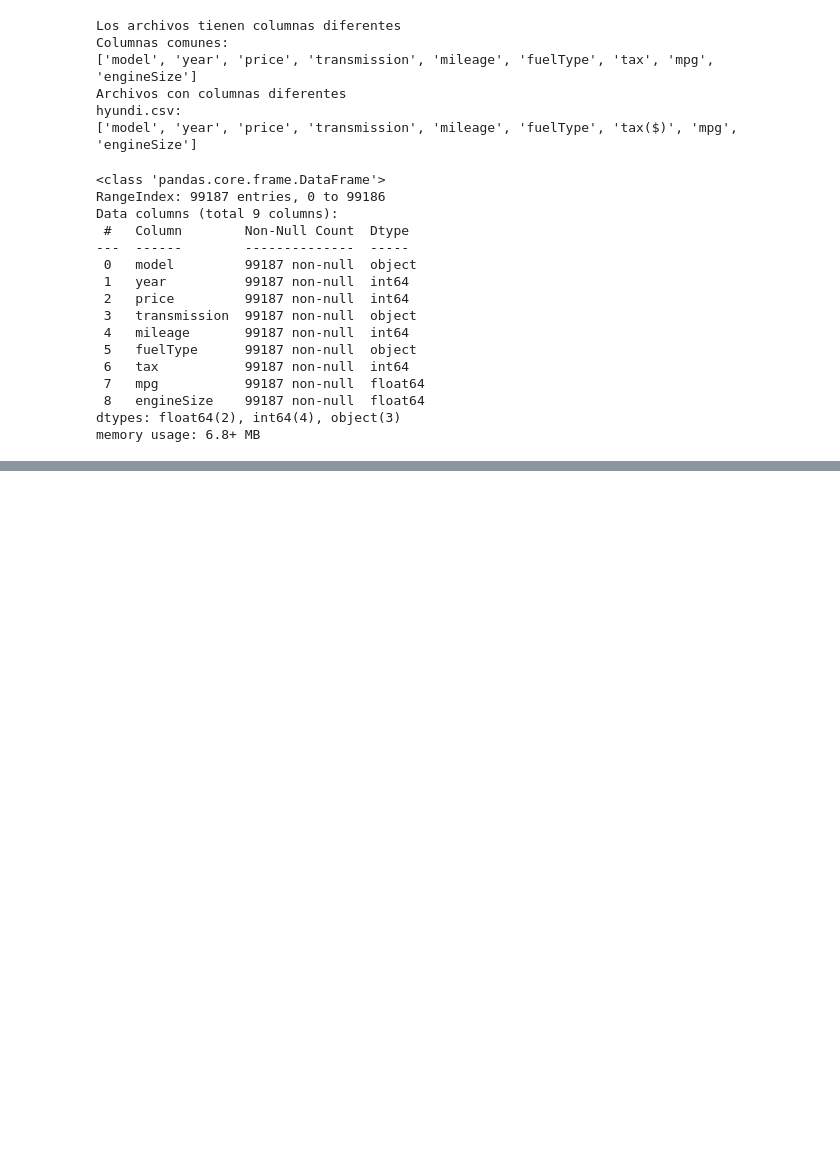
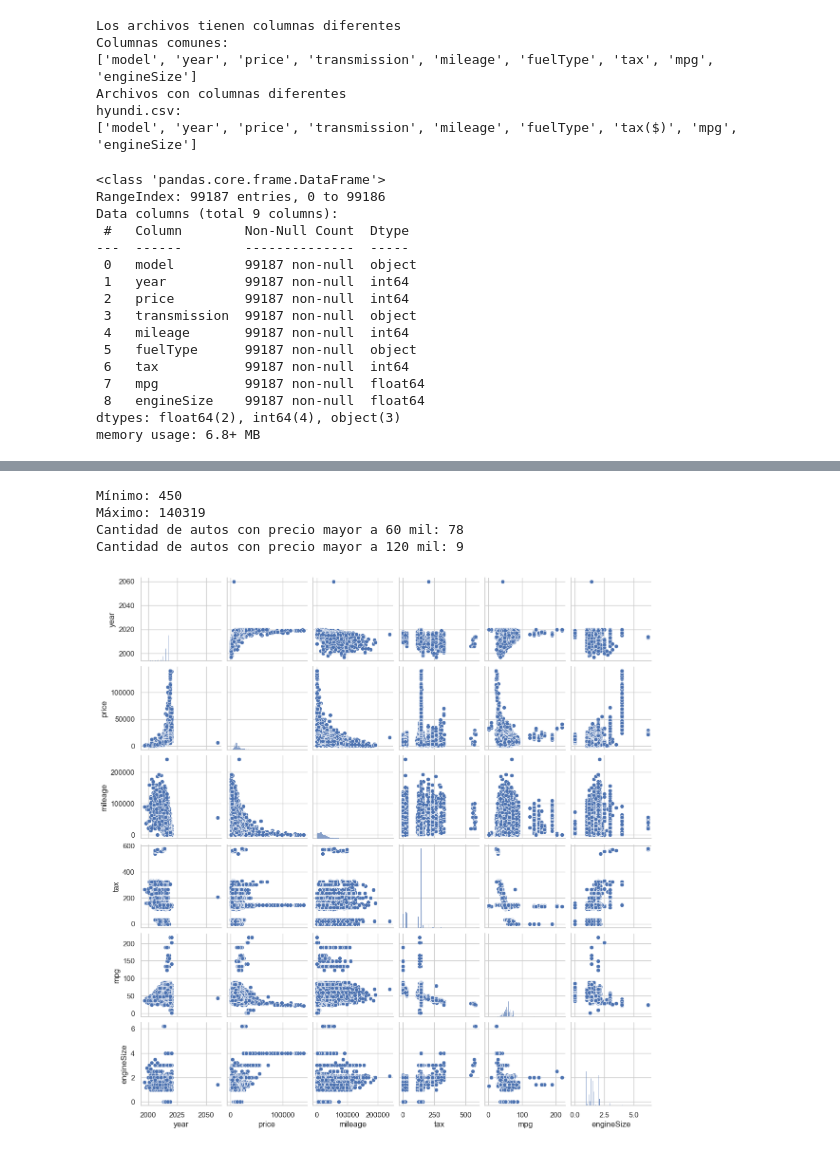
Before and after one commit to alexanderarm10/linear_regression, a Jupyter notebook: 12_most_expensive_cars_in_the_UK/notebooks/01_exploration_cars_uk.ipynb, the cells around one changed output, grey strips where cells are left out. Drawn from its saved outputs; the diff is of its cells as text; code cells hidden in the pictures; blank space fills up the shorter version.

```diff
--- a/12_most_expensive_cars_in_the_UK/notebooks/01_exploration_cars_uk.ipynb
+++ b/12_most_expensive_cars_in_the_UK/notebooks/01_exploration_cars_uk.ipynb
@@ -49,0 +94,22 @@ memory usage: 6.8+ MB
+# %%
+# Valores mínimos y máximos
+print(f'Mínimo: {df.price.min()}')
+print(f'Máximo: {df.price.max()}')
+
+# Autos con price por encima de 60000 y 120000
+price_mayor_60 = df[df.price > 50000]
+print(f'Cantidad de autos con precio mayor a 60 mil: {price_mayor_60.shape[0]}')
+
+price_mayor_120 = df[df.price > 120000]
+print(f'Cantidad de autos con precio mayor a 120 mil: {price_mayor_120.shape[0]}')
+# %% [output]
+Mínimo: 450
+Máximo: 140319
+Cantidad de autos con precio mayor a 60 mil: 78
+Cantidad de autos con precio mayor a 120 mil: 9
+# %%
+# Correlaciones de las variables numéricas
+sns.pairplot(df, height=2)
+plt.show();
+# %% [output]
+[figure, added]
```
Also changed, not shown: parts of 8 cells of this notebook, 1 other file.
